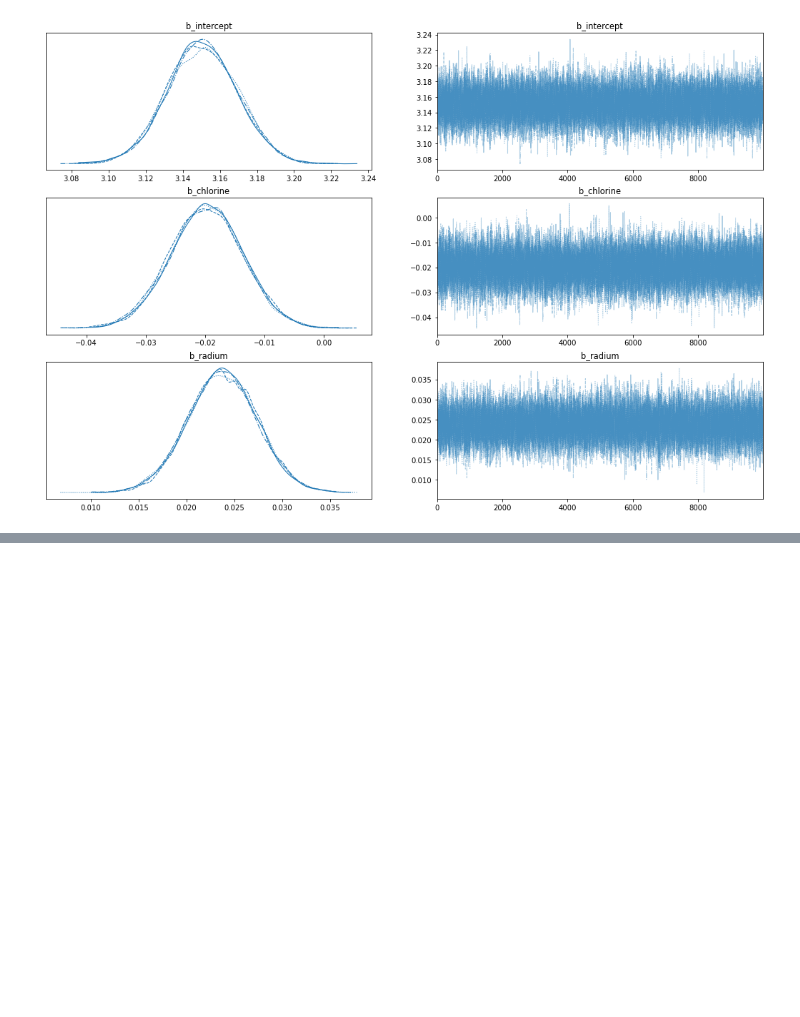
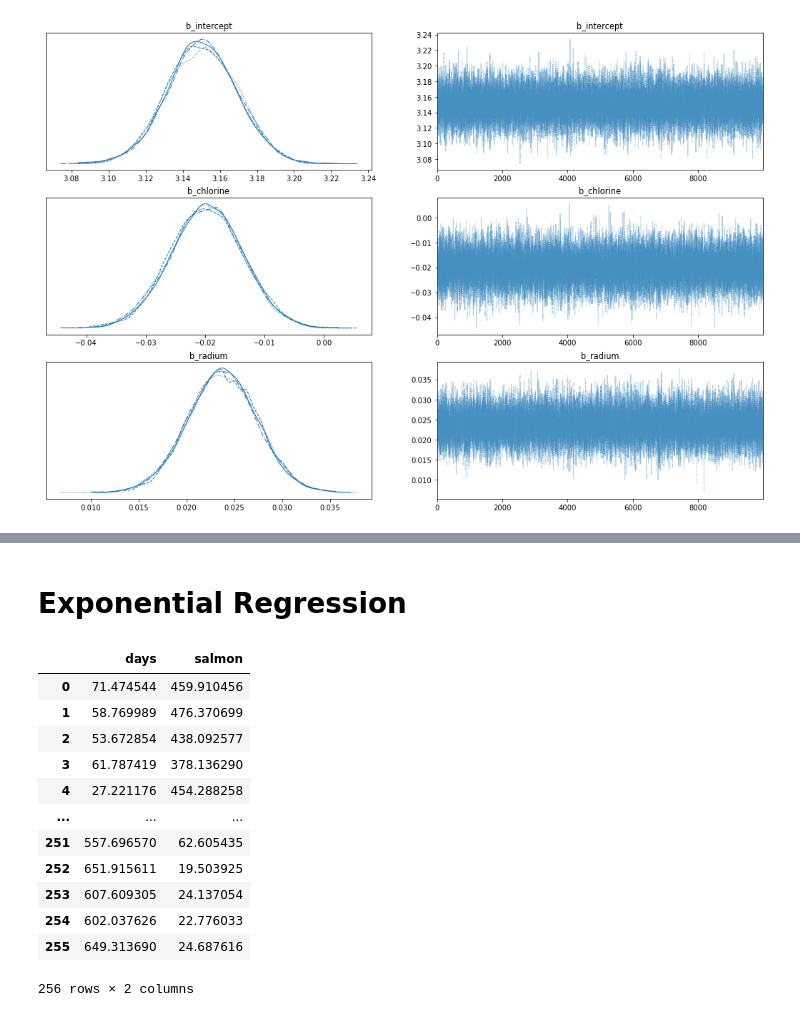
Before and after one commit to sam-tritto/bayesian-regressions, a Jupyter notebook: Bayesian Regression.ipynb, the cells around one changed output, grey strips where cells are left out. Drawn from its saved outputs; the diff is of its cells as text; code cells hidden in the pictures; blank space fills up the shorter version.

```diff
--- a/Bayesian Regression.ipynb
+++ b/Bayesian Regression.ipynb
@@ -368,3 +368,23 @@ array([[<AxesSubplot:title={'center':'b_intercept'}>,
 pm.model_to_graphviz(m)
 # %% [output]
 [drawing not drawn]
+# %% [markdown]
+# Exponential Regression
+# %%
+data = pd.read_csv("salmon_on_mars.csv").drop('Unnamed: 0', axis =1).rename(columns = {'weeks':'days', 'y':'salmon'})
+# %%
+data
+# %% [output]
+|  | days | salmon |
+| 0 | 71.474544 | 459.910456 |
+| 1 | 58.769989 | 476.370699 |
+| 2 | 53.672854 | 438.092577 |
+| 3 | 61.787419 | 378.136290 |
+| 4 | 27.221176 | 454.288258 |
+| ... | ... | ... |
+| 251 | 557.696570 | 62.605435 |
+| 252 | 651.915611 | 19.503925 |
+| 253 | 607.609305 | 24.137054 |
+| 254 | 602.037626 | 22.776033 |
+| 255 | 649.313690 | 24.687616 |
+256 rows × 2 columns
```
Also changed, not shown: parts of 18 cells of this notebook.
